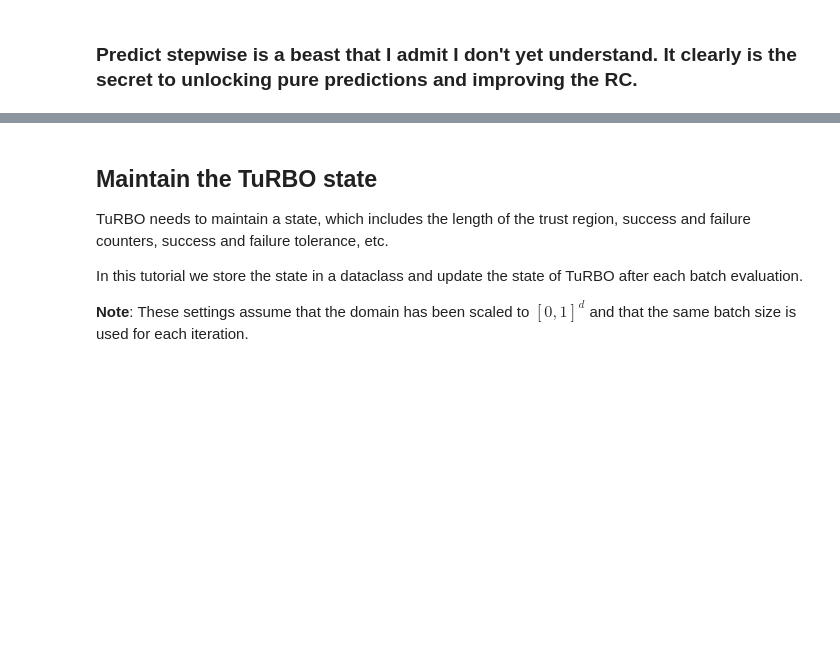
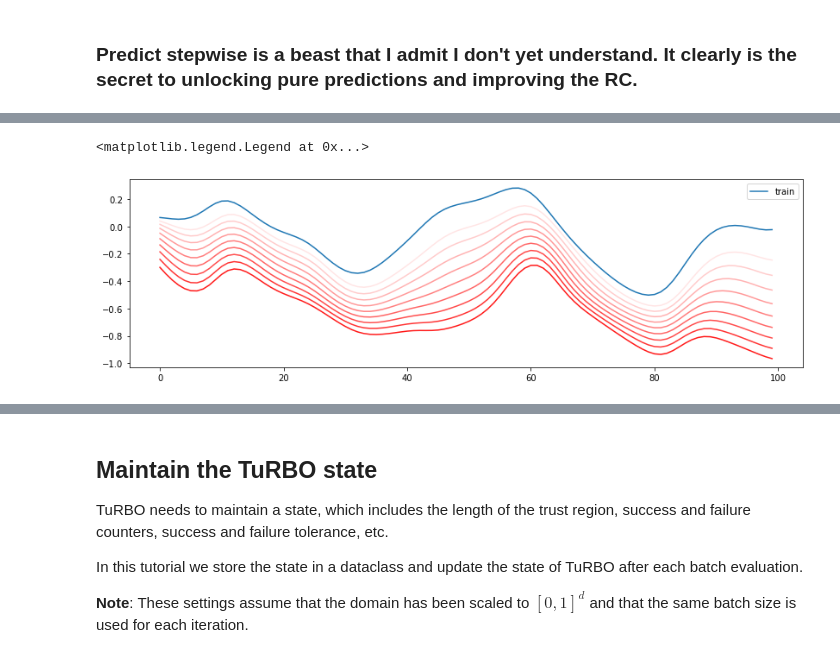
Before and after one commit to blindedjoy/RcTorch, a Jupyter notebook: turbo_1.ipynb, the cells around one changed output, grey strips where cells are left out. Saved outputs shown, nothing was run; the diff lists cells and outputs as text; code cells hidden in the pictures; blank space fills up the shorter version.

```diff
--- a/turbo_1.ipynb
+++ b/turbo_1.ipynb
@@ -934,8 +958,9 @@ print('reported error', err)
 end = len(test)
 
 def calc_err(steps_ahead = step, pred = pred, truth =test):
+    pred, truth = pred.to("cpu"), truth.to("cpu")
     if steps_ahead == None:
-        pred_, test_ = pred, test
+        pred_, test_ = pred
     else:
         end = len(test) - steps_ahead
         pred_ = pred[ :end, steps_ahead].clone()
@@ -958,15 +985,18 @@ sns.lineplot(x = "steps_ahead", y = np.log(hi["error"]), data = hi)
 # %%
 plt.figure(figsize = (14,4))
 plt.plot(list(range(len(test))), test, label = "train")
 for i in range(pred.shape[1]):
     offset = [0] *(i+1)
     #yy =  offset + pred[:,i].numpy().ravel().tolist()
-    yy = pred[:,i].numpy().ravel().tolist()
+    yy = pred[:,i].cpu().numpy().ravel().tolist()
 
     xx = list(range(len(yy )))
 
     plt.plot(xx, yy, alpha = 0.1 * i, color = "red")
 
 plt.legend()
+# %% [output]
+<matplotlib.legend.Legend at 0x...>
+[figure, added]
 # %%
 test.numpy()[0:3].reshape(-1,).tolist()
```
Also changed, not shown: parts of 15 cells of this notebook.
